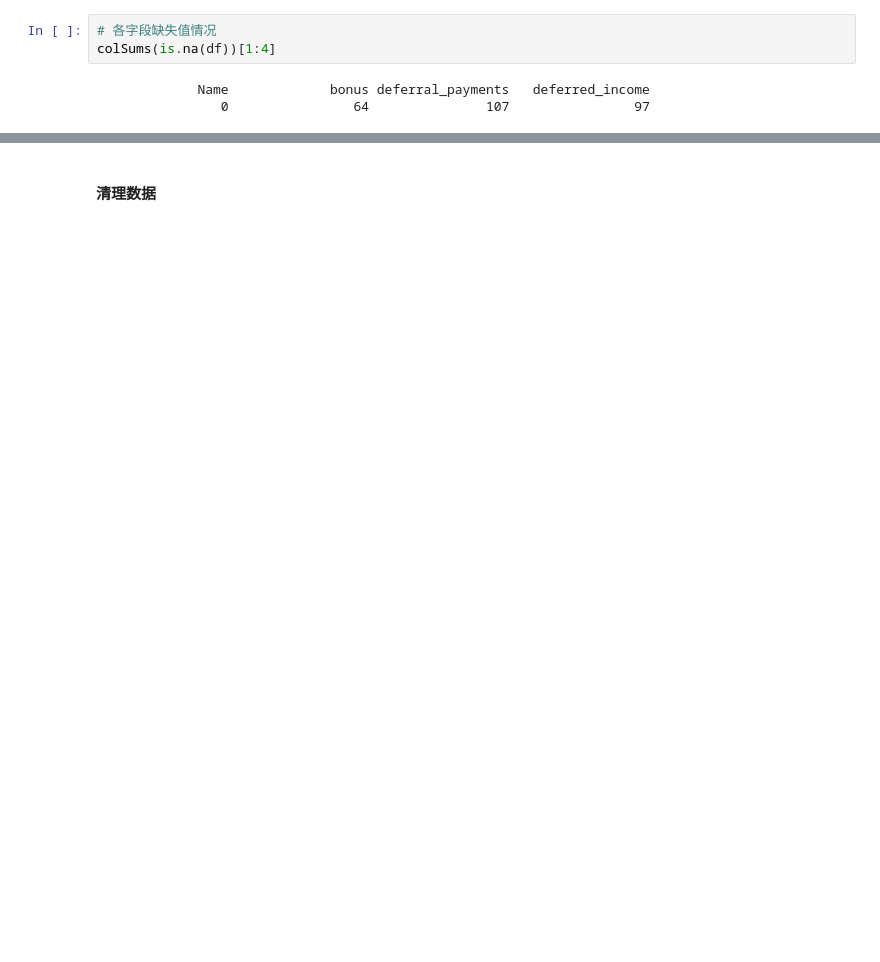
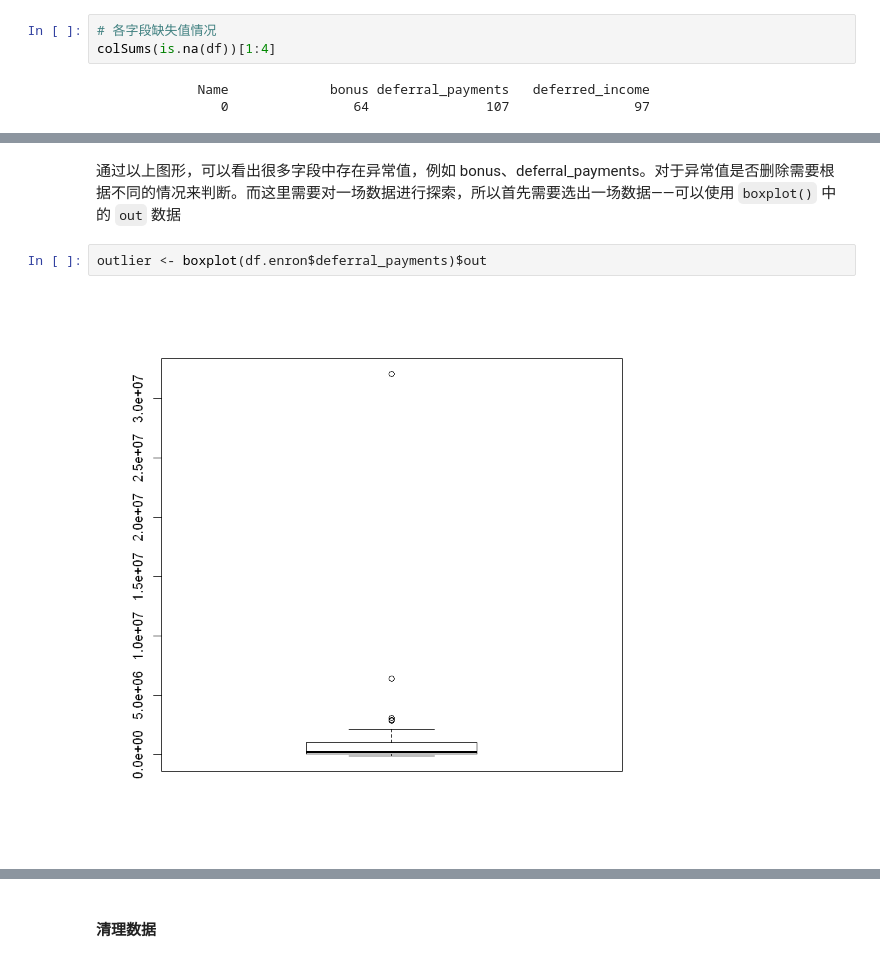
Before and after one commit to jingjingh4/CourseMaterial, a Jupyter notebook: Exercise/Course3Enron_Demo.ipynb, the cells around one changed output, grey strips where cells are left out. Cells and saved outputs as stored; diff of their text form; blank space fills up the shorter version.

```diff
--- a/Exercise/Course3Enron_Demo.ipynb
+++ b/Exercise/Course3Enron_Demo.ipynb
@@ -144,0 +263,6 @@ library(purrr)
+# %% [markdown]
+通过以上图形，可以看出很多字段中存在异常值，例如 bonus、deferral_payments。对于异常值是否删除需要根据不同的情况来判断。而这里需要对一场数据进行探索，所以首先需要选出一场数据——可以使用 `boxplot()` 中的 `out` 数据
+# %%
+outlier <- boxplot(df.enron$deferral_payments)$out
+# %% [output]
+[figure, added]
```
Also changed, not shown: parts of 25 cells of this notebook.
